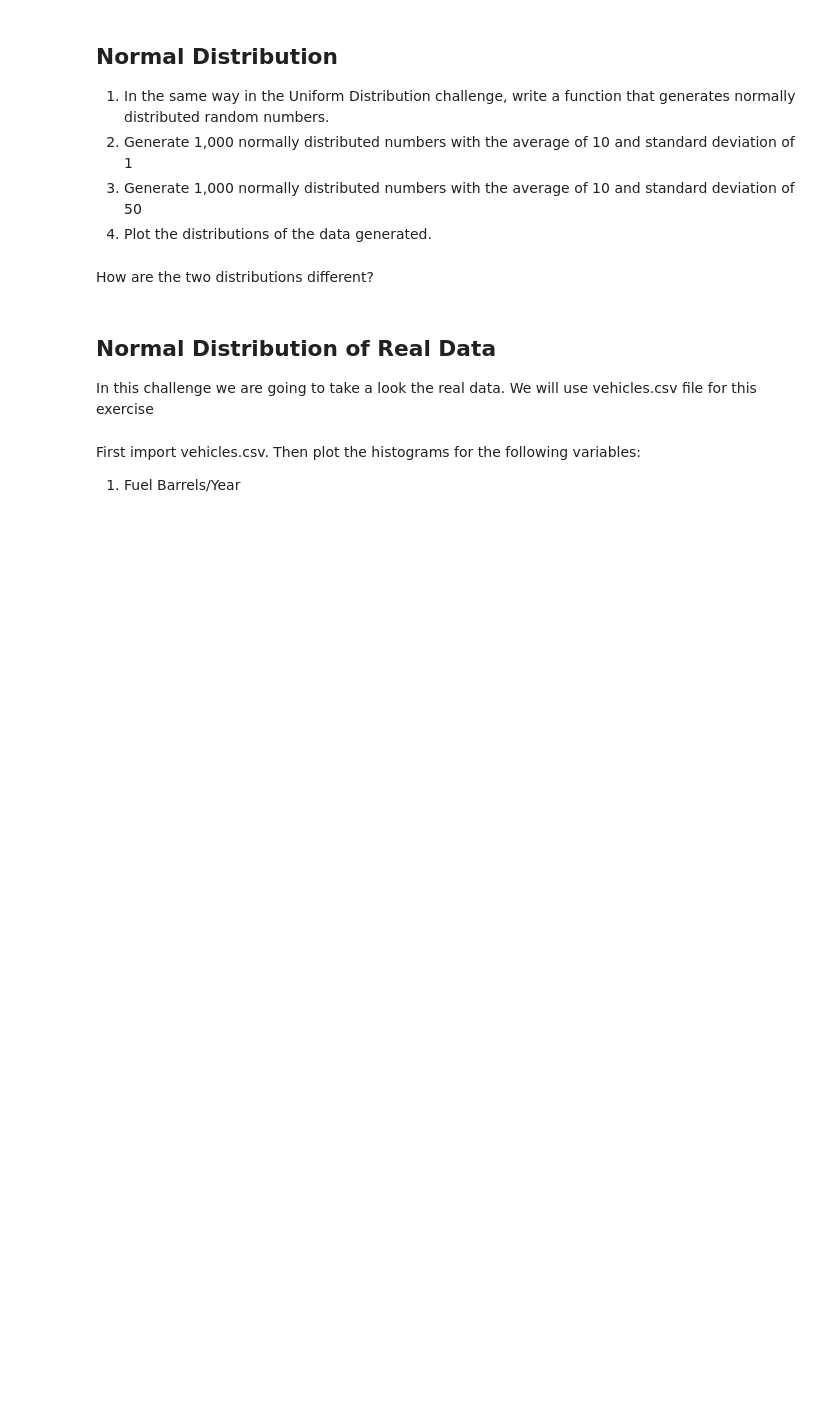
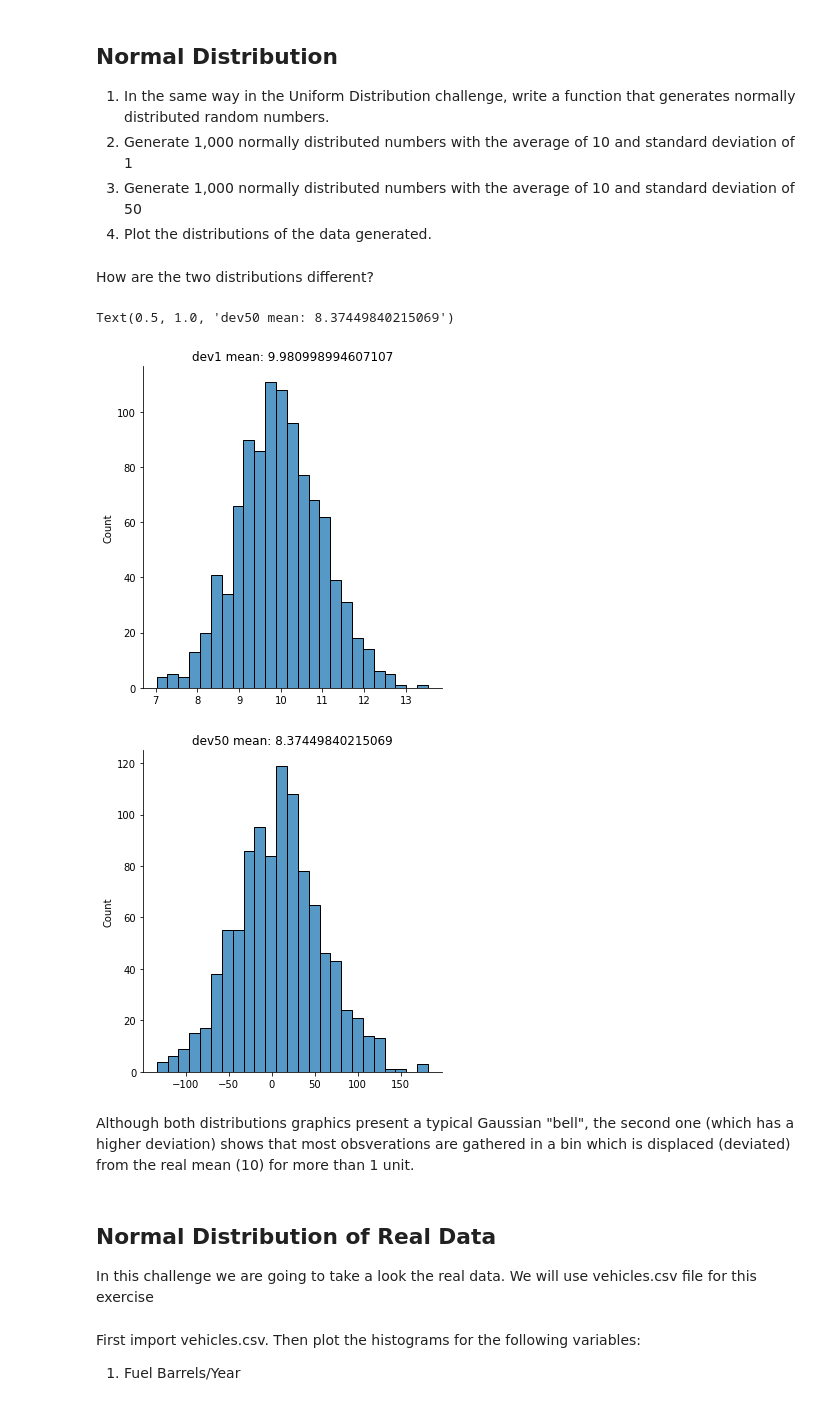
Before and after one commit to ironhack-bcn-data-pt/31-lab-cont-probability-distribution, a Jupyter notebook: your_code/main.ipynb, the cells around one changed output. Saved outputs shown, nothing was run; the diff lists cells and outputs as text; code cells hidden in the pictures; blank space fills up the shorter version.

```diff
--- a/your_code/main.ipynb
+++ b/your_code/main.ipynb
@@ -74,5 +75,12 @@ The second distribution it's more uniform. That's because the size is much bigge
 1. Generate 1,000 normally distributed numbers with the average of 10 and standard deviation of 1
 1. Generate 1,000 normally distributed numbers with the average of 10 and standard deviation of 50
 2. Plot the distributions of the data generated.
+# %%
+from scipy import stats
+def normnumbers(ave,dev,siz):
+    return stats.norm(ave,dev).rvs(siz)
+# %%
+dev1 = normnumbers(10,1,1000)
+dev50 = normnumbers(10,50,1000)
 # %% [markdown]
 How are the two distributions different?
@@ -81,3 +87,15 @@ How are the two distributions different?
+# %%
+# different distrubiton around the mean (x-axis)
+sns.displot(dev1)
+plt.title(f'dev1 mean: {np.mean(dev1)}')
+sns.displot(dev50)
+plt.title(f'dev50 mean: {np.mean(dev50)}')
+# %% [output]
+Text(0.5, 1.0, 'dev50 mean: 8.37449840215069')
+[figure, added]
+[figure, added]
+# %% [markdown]
+Although both distributions graphics present a typical Gaussian "bell", the second one (which has a higher deviation) shows that most obsverations are gathered in a bin which is displaced (deviated) from the real mean (10) for more than 1 unit.
 # %% [markdown]
 ## Normal Distribution of Real Data
 
```
Also changed, not shown: parts of 23 cells of this notebook.
